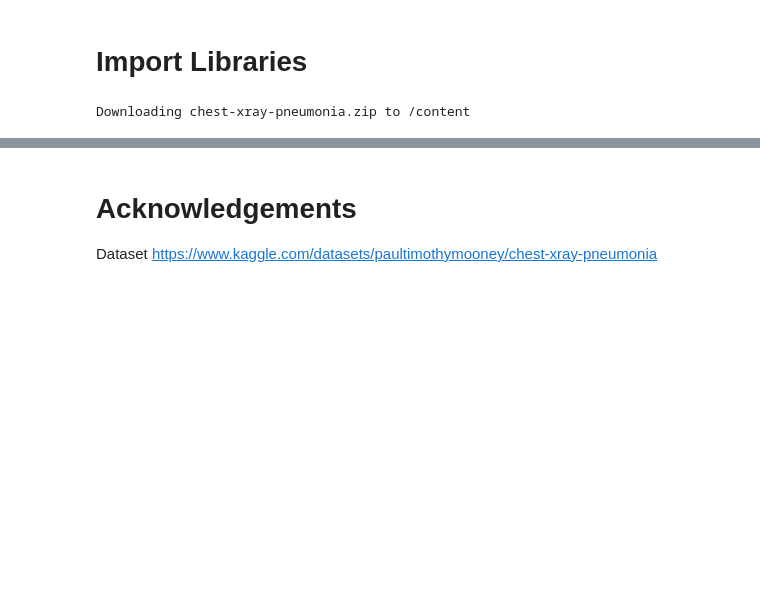
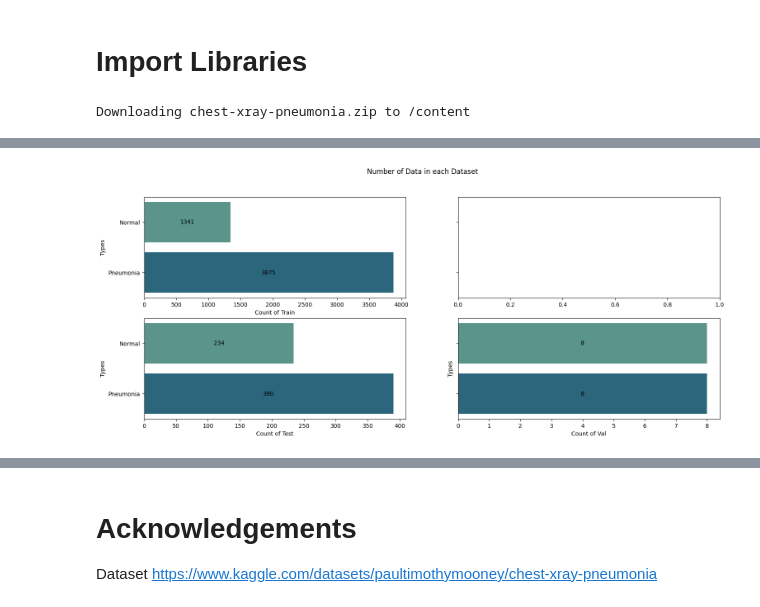
Before and after one commit to chezyio/SC1015_Project, a Jupyter notebook: SC1015_Project.ipynb, the cells around one changed output, grey strips where cells are left out. Cells and saved outputs as stored; diff of their text form; code cells hidden in the pictures; blank space fills up the shorter version.

```diff
--- a/SC1015_Project.ipynb
+++ b/SC1015_Project.ipynb
@@ -568,17 +232,0 @@ plt.show()
-# %%
-#test_path = val + 'NORMAL/NORMAL2-IM-1438-0001.jpeg'
-test_path = val + 'PNEUMONIA/person1949_bacteria_4880.jpeg'
-
-img = tf.keras.utils.load_img(
-    test_path, target_size=(img_height, img_width)
-)
-img_array = tf.keras.utils.img_to_array(img)
-img_array = tf.expand_dims(img_array, 0) # Create a batch
-
-predictions = model.predict(img_array)
-score = tf.nn.softmax(predictions[0])
-
-print("This image most likely belongs to {} with a {:.2f} percent confidence.".format(class_names[np.argmax(score)], 100 * np.max(score)))
-
-
-loss, acc = model.evaluate(test_ds)
@@ -704,0 +256,64 @@ IMAGE 8: NORMAL2-IM-1430-0001.jpeg
+# %%
+# Create the Balance Data (Taken from train)
+p_balanceList = []
+n_balanceList = []
+all_balanceList = []
+for i in range(1341):
+  img = randomImage_address(trainP)
+  p_balanceList.append(img)
+  all_balanceList.append(img)
+
+  pic = os.listdir(trainN)[i]
+  pic_add = trainN+pic
+  n_balanceList.append(pic_add)
+  all_balanceList.append(img)
+
+
+print("There are {} images in the training dataset".format(len(os.listdir(trainN) + os.listdir(trainP))))
+print("There are {} images in the balance dataset".format(len(os.listdir(trainN) + p_balanceList)))
+print("There are {} images in the test dataset".format(len(os.listdir(testN) + os.listdir(testP))))
+print("There are {} images in the validation dataset".format(len(os.listdir(valN) + os.listdir(valP))))
+
+# For Train
+n_count = len(os.listdir(trainN))
+p_count = len(os.listdir(trainP))
+trainDF = pd.DataFrame({'Types': ['Normal', 'Pneumonia'], 'Count of Train':[n_count, p_count]})
+
+# # For Balance
+# n_countBal = len(os.listdir(trainN))
+# p_countBal = len(p_balanceList)
+# balanceDF = pd.DataFrame({'Types':['Normal', 'Pneumonia'], 'Count of Balance':[n_countBal, p_countBal]})
+
+# For Test
+n_countTest = len(os.listdir(testN))
+p_countTest = len(os.listdir(testP))
+testDF = pd.DataFrame({'Types': ['Normal', 'Pneumonia'], 'Count of Test':[n_countTest, p_countTest]})
+
+# For Val
+n_countVal = len(os.listdir(valN))
+p_countVal = len(os.listdir(valP))
+valDF = pd.DataFrame({'Types': ['Normal', 'Pneumonia'], 'Count of Val':[n_countVal, p_countVal]})
+
+fig, axes = plt.subplots(2,2, figsize=(18,7), sharey=True)
+fig.suptitle('Number of Data in each Dataset')
+
+ax1 = sns.barplot(ax=axes[0,0], x=trainDF['Count of Train'], y=trainDF['Types'], orient='h', palette='crest')
+# ax2 = sns.barplot(ax=axes[0,1], x=balanceDF['Count of Balance'], y=balanceDF['Types'], orient='h', palette='crest')
+ax3 = sns.barplot(ax=axes[1,0], x=testDF['Count of Test'], y=testDF['Types'], orient='h', palette='crest')
+ax4 = sns.barplot(ax=axes[1,1], x=valDF['Count of Val'], y=valDF['Types'], orient='h', palette='crest')
+
+
+for i in ax1.containers:
+  ax1.bar_label(i,label_type='center')
+
+# for i in ax2.containers:
+#   ax2.bar_label(i,label_type='center')
+
+for i in ax3.containers:
+  ax3.bar_label(i,label_type='center')
+
+for i in ax4.containers:
+  ax4.bar_label(i,label_type='center')
+
+plt.show()
+# %% [output]
@@ -704,0 +324 @@ IMAGE 8: NORMAL2-IM-1430-0001.jpeg
+[figure, added]
```
Also changed, not shown: parts of 59 cells of this notebook.
